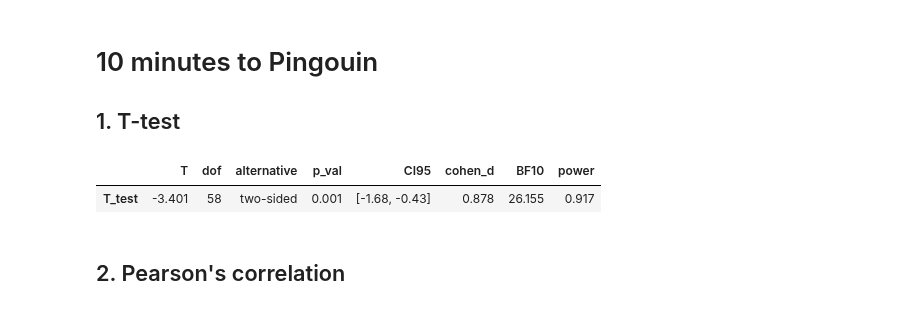
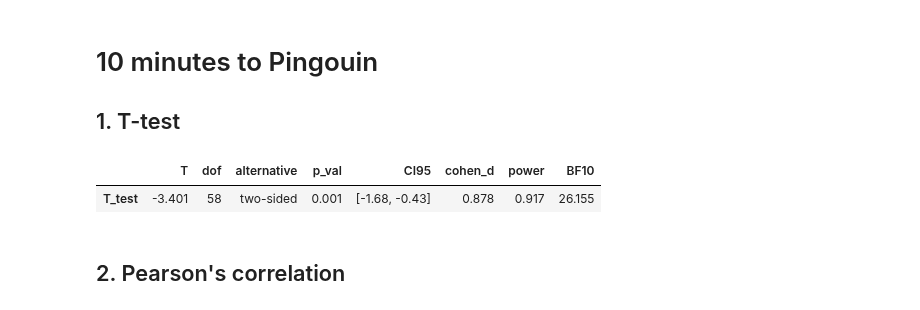
Before and after one commit to raphaelvallat/pingouin, a Jupyter notebook: notebooks/00_QuickStart.ipynb, the cells around one changed output. Saved outputs shown, nothing was run; the diff lists cells and outputs as text; code cells hidden in the pictures.

```diff
--- a/notebooks/00_QuickStart.ipynb
+++ b/notebooks/00_QuickStart.ipynb
@@ -5,20 +5,20 @@
 # %%
 import numpy as np
 import pandas as pd
 import pingouin as pg
 
 # Set the default Pandas float precision to 3 decimals
 pd.set_option("display.precision", 3)
 
 np.random.seed(123)
-mean, cov, n = [4, 5], [(1, .6), (.6, 1)], 30
+mean, cov, n = [4, 5], [(1, 0.6), (0.6, 1)], 30
 x, y = np.random.multivariate_normal(mean, cov, n).T
 
 # T-test
 pg.ttest(x, y)
 # %% [output]
-|  | T | dof | alternative | p_val | CI95 | cohen_d | BF10 | power |
-| T_test | -3.401 | 58 | two-sided | 0.001 | [-1.68, -0.43] | 0.878 | 26.155 | 0.917 |
+|  | T | dof | alternative | p_val | CI95 | cohen_d | power | BF10 |
+| T_test | -3.401 | 58 | two-sided | 0.001 | [-1.68, -0.43] | 0.878 | 0.917 | 26.155 |
 # %% [markdown]
 ## 2. Pearson's correlation
 # %%
```
Also changed, not shown: parts of 13 cells of this notebook, 11 other files.
